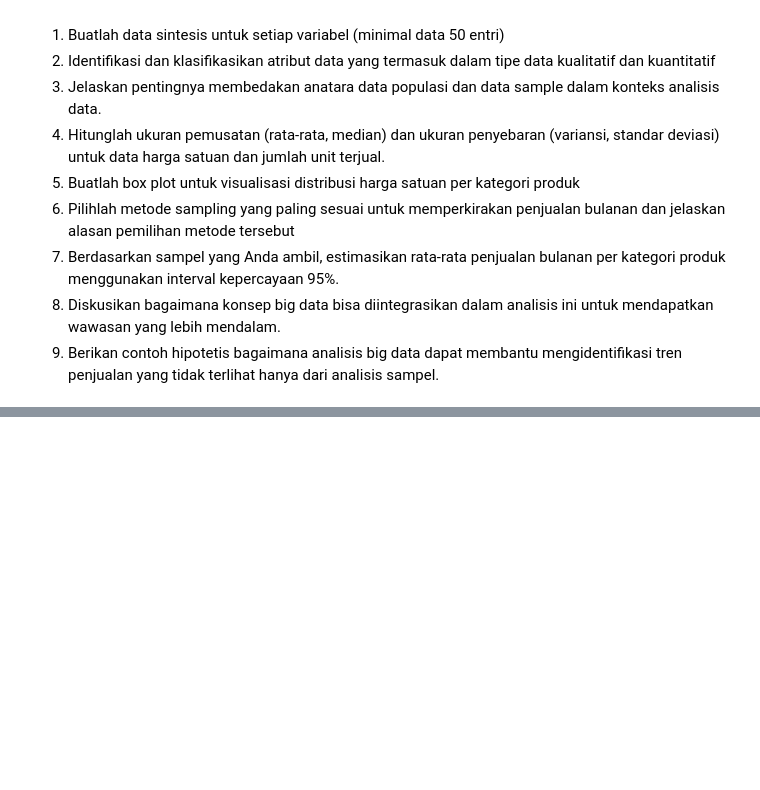
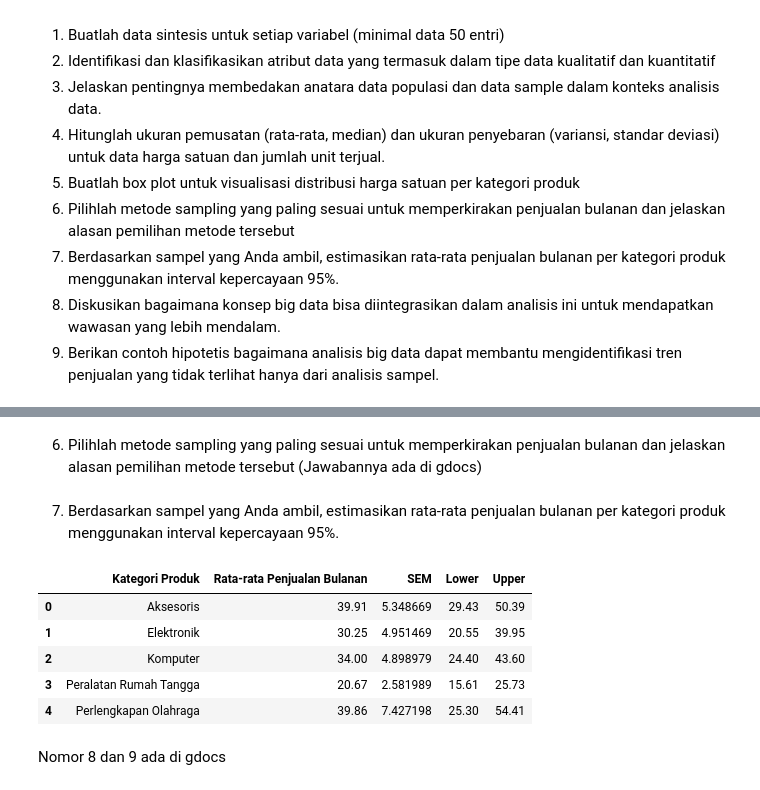
Before and after one commit to Katyusha47/uts-statistika, a Jupyter notebook: UTS_Statistika.ipynb, the cells around one changed output, grey strips where cells are left out. Saved outputs shown, nothing was run; the diff lists cells and outputs as text; code cells hidden in the pictures; blank space fills up the shorter version.

```diff
--- a/UTS_Statistika.ipynb
+++ b/UTS_Statistika.ipynb
@@ -24,0 +79,50 @@ Soal:
+# %% [markdown]
+6.	Pilihlah metode sampling yang paling sesuai untuk memperkirakan penjualan bulanan dan jelaskan alasan pemilihan metode tersebut (Jawabannya ada di gdocs)
+# %% [markdown]
+7.	Berdasarkan sampel yang Anda ambil, estimasikan rata-rata penjualan bulanan per kategori produk menggunakan interval kepercayaan 95%.
+# %%
+import pandas as pd
+import numpy as np
+from scipy import stats
+
+data = pd.read_csv('datanya.csv')
+
+data['Tanggal Transaksi'] = pd.to_datetime(data['Tanggal Transaksi'])
+
+data['YearMonth'] = data['Tanggal Transaksi'].dt.to_period('M')
+
+grouped_data = data.groupby(['Kategori Produk', 'YearMonth'])['Jumlah Unit Terjual'].sum().reset_index()
+
+# Calculate monthly average sales per category
+monthly_avg_sales = grouped_data.groupby('Kategori Produk')['Jumlah Unit Terjual'].mean().reset_index()
+
+# Calculate standard error of the mean
+monthly_avg_sales['SEM'] = grouped_data.groupby('Kategori Produk')['Jumlah Unit Terjual'].sem().values
+
+# Define the z-score for a 95% confidence interval
+z_score = stats.norm.ppf(0.975)
+
+# Calculate the 95% confidence intervals
+monthly_avg_sales['Lower'] = monthly_avg_sales['Jumlah Unit Terjual'] - z_score * monthly_avg_sales['SEM']
+monthly_avg_sales['Upper'] = monthly_avg_sales['Jumlah Unit Terjual'] + z_score * monthly_avg_sales['SEM']
+
+# Display the result in a table
+monthly_avg_sales = monthly_avg_sales.rename(columns={
+    'Kategori Produk': 'Kategori Produk',
+    'Jumlah Unit Terjual': 'Rata-rata Penjualan Bulanan'
+})
+
+monthly_avg_sales['Rata-rata Penjualan Bulanan'] = monthly_avg_sales['Rata-rata Penjualan Bulanan'].map('{:.2f}'.format)
+monthly_avg_sales['Lower'] = monthly_avg_sales['Lower'].map('{:.2f}'.format)
+monthly_avg_sales['Upper'] = monthly_avg_sales['Upper'].map('{:.2f}'.format)
+
+monthly_avg_sales
+# %% [output]
+|  | Kategori Produk | Rata-rata Penjualan Bulanan | SEM | Lower | Upper |
+| 0 | Aksesoris | 39.91 | 5.348669 | 29.43 | 50.39 |
+| 1 | Elektronik | 30.25 | 4.951469 | 20.55 | 39.95 |
+| 2 | Komputer | 34.00 | 4.898979 | 24.40 | 43.60 |
+| 3 | Peralatan Rumah Tangga | 20.67 | 2.581989 | 15.61 | 25.73 |
+| 4 | Perlengkapan Olahraga | 39.86 | 7.427198 | 25.30 | 54.41 |
+# %% [markdown]
+Nomor 8 dan 9 ada di gdocs
```
Also changed, not shown: parts of 6 cells of this notebook.
